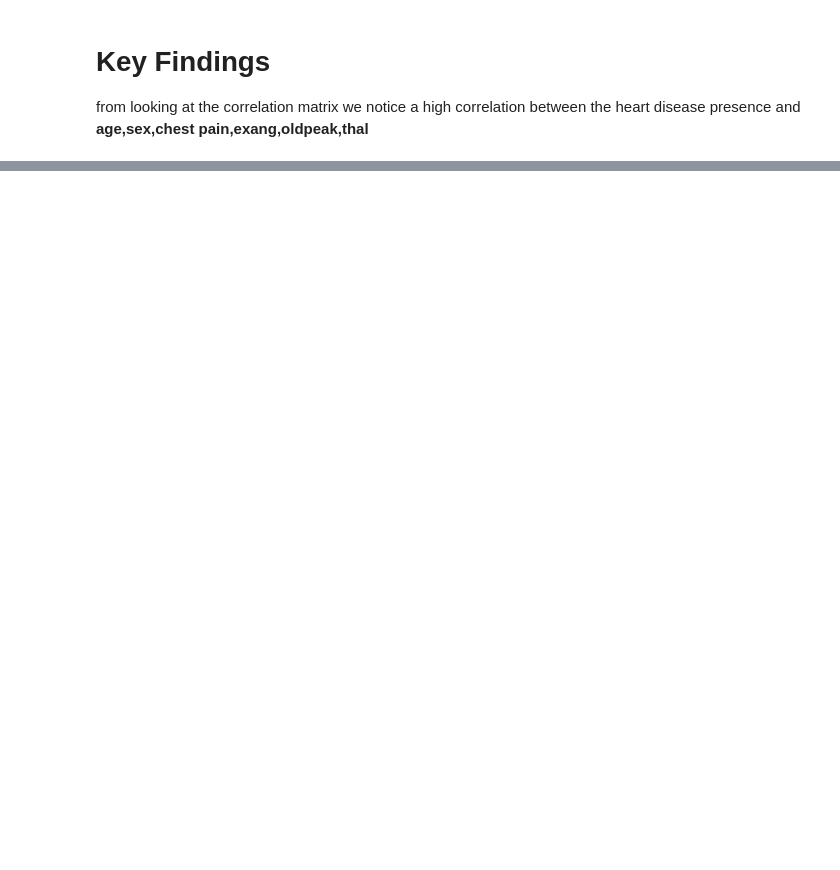
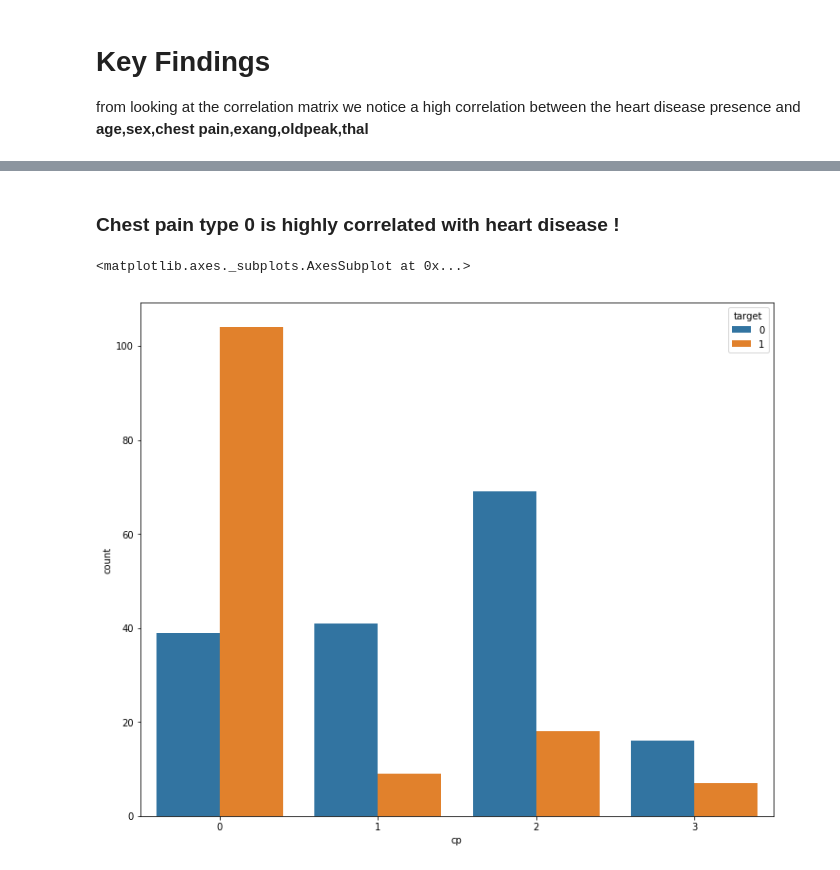
Before and after one commit to kaizendae/Heart-Disease-Project, a Jupyter notebook: Heart_disease_final_project.ipynb, the cells around one changed output, grey strips where cells are left out. Drawn from its saved outputs; the diff is of its cells as text; code cells hidden in the pictures; blank space fills up the shorter version.

```diff
--- a/Heart_disease_final_project.ipynb
+++ b/Heart_disease_final_project.ipynb
@@ -223,0 +235,7 @@ from looking at the correlation matrix we notice a high correlation between the
+# %% [markdown]
+### Chest pain type 0 is highly correlated with heart disease !
+# %%
+sns.countplot(x="cp", hue="target", data=heart_data)
+# %% [output]
+<matplotlib.axes._subplots.AxesSubplot at 0x...>
+[figure, added]
```
Also changed, not shown: parts of 12 cells of this notebook, 1 other file.
